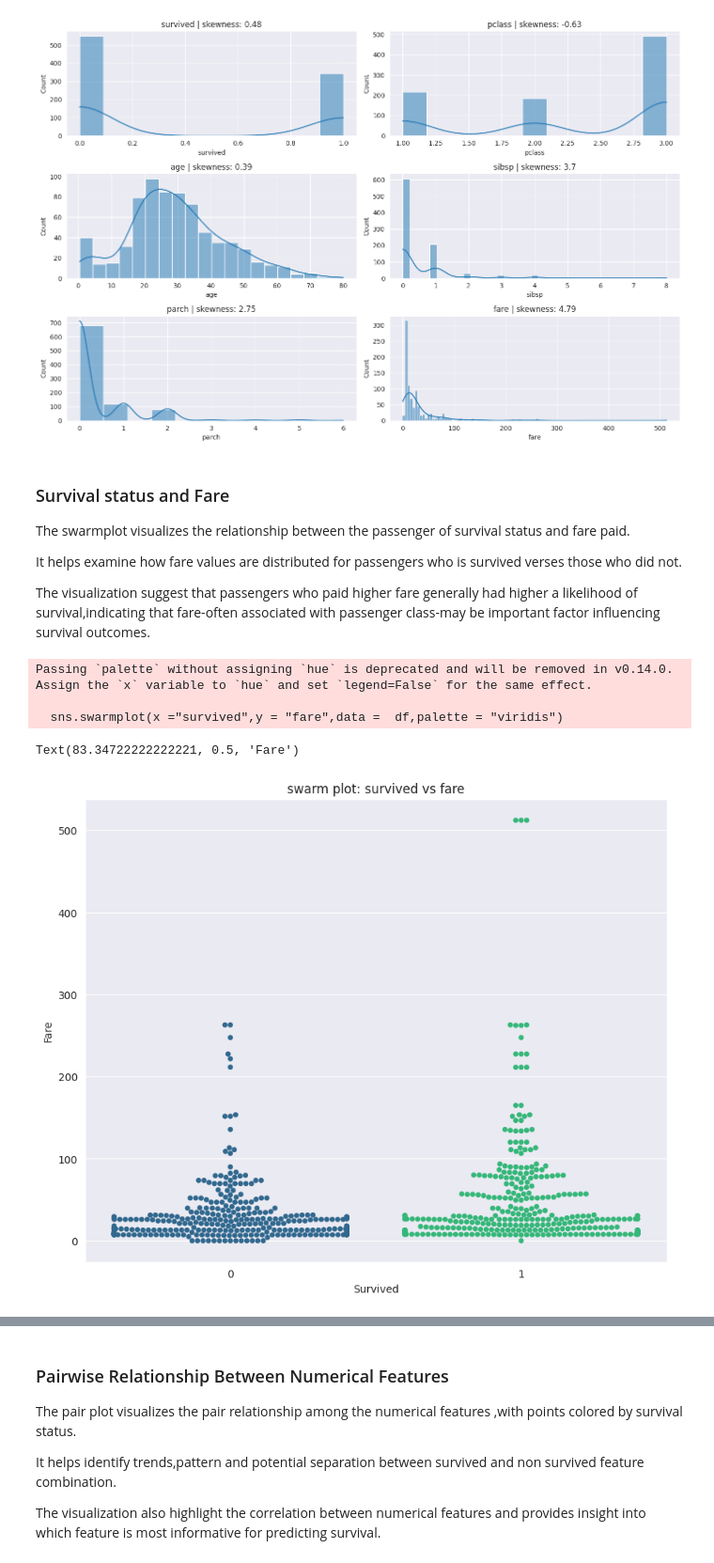
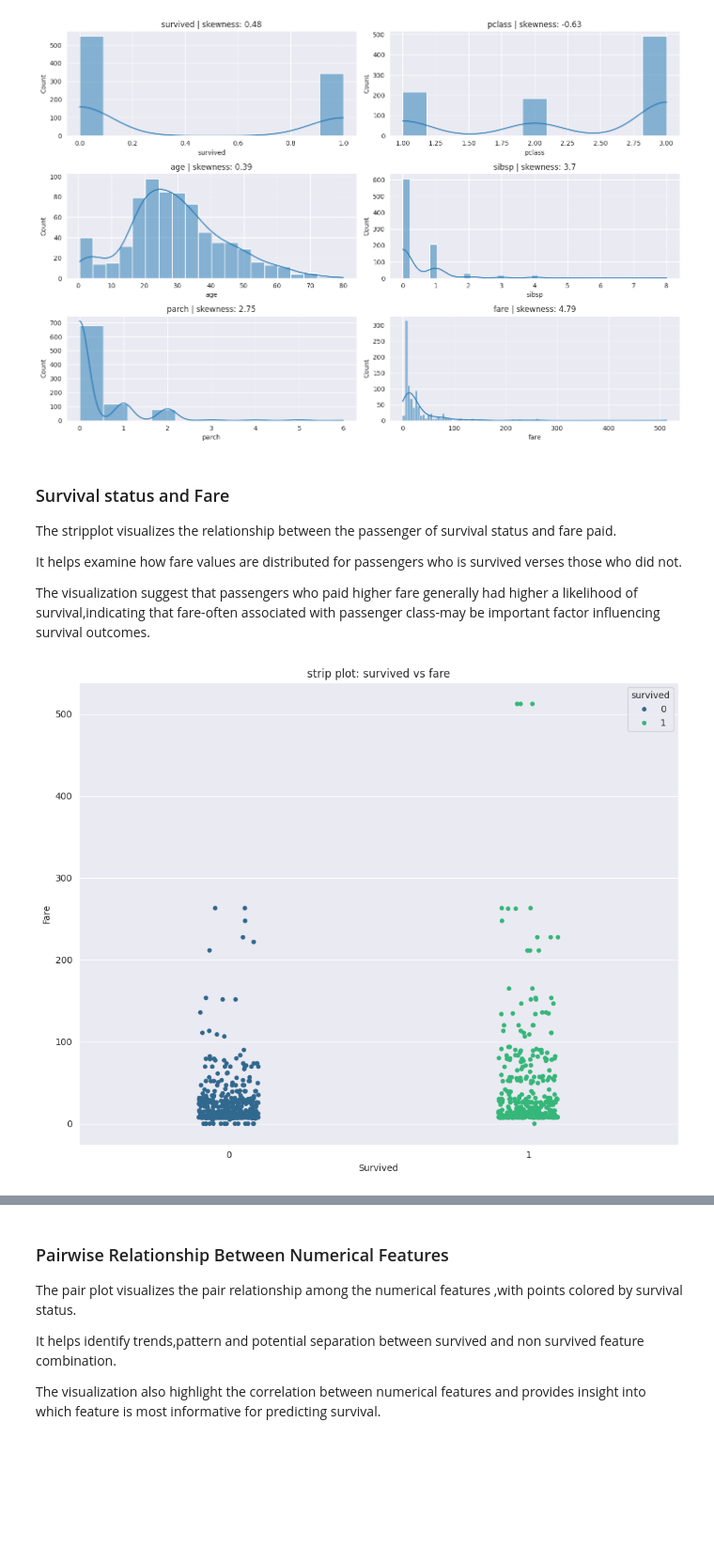
Before and after one commit to shaiksuhail-824/eda_titanic_analysis, a Jupyter notebook: eda_titanic.ipynb, the cells around one changed output, grey strips where cells are left out. Shown at 94% size. Cells and saved outputs as stored; diff of their text form; code cells hidden in the pictures; blank space fills up the shorter version.

Commit message:
docs:add the visualization images

```diff
--- a/eda_titanic.ipynb
+++ b/eda_titanic.ipynb
@@ -222,7 +222,7 @@ plt.tight_layout()
 # %% [markdown]
 ### Survival status and Fare
 
-The swarmplot visualizes the relationship between the passenger of survival status and fare paid.
+The stripplot visualizes the relationship between the passenger of survival status and fare paid.
 
 
 It helps examine how fare values are distributed for passengers who is survived verses those who did not.
@@ -230,14 +230,10 @@ It helps examine how fare values are distributed for passengers who is survived
 The visualization suggest that passengers who paid higher fare generally had higher a likelihood of survival,indicating that fare-often associated with passenger class-may be important factor influencing survival outcomes.
 # %%
 plt.figure(figsize = (10,8))
-
-sns.swarmplot(x ="survived",y = "fare",data =  df,palette = "viridis")
-plt.title("swarm plot: survived vs fare")
+sns.stripplot(x ="survived",y = "fare",data =  df,hue = "survived",palette = "viridis")
+plt.title("strip plot: survived vs fare")
 plt.xlabel("Survived")
 plt.ylabel("Fare")
+plt.tight_layout()
 # %% [output]
-Passing `palette` without assigning `hue` is deprecated and will be removed in v0.14.0. Assign the `x` variable to `hue` and set `legend=False` for the same effect.
-
-  sns.swarmplot(x ="survived",y = "fare",data =  df,palette = "viridis")
-Text(83.34722222222221, 0.5, 'Fare')
-[figure, old version]
+[figure, new version]
```
Also changed, not shown: parts of 1 cell of this notebook.
